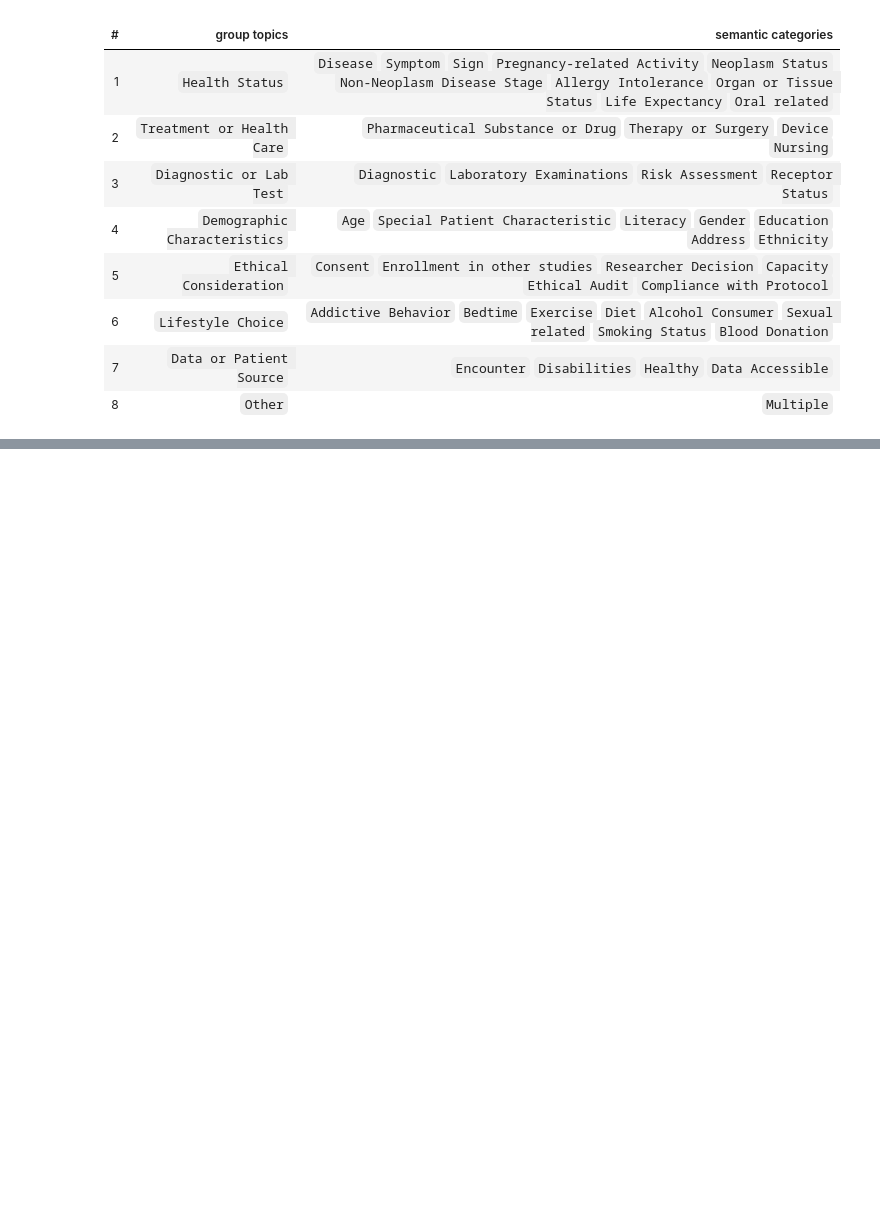
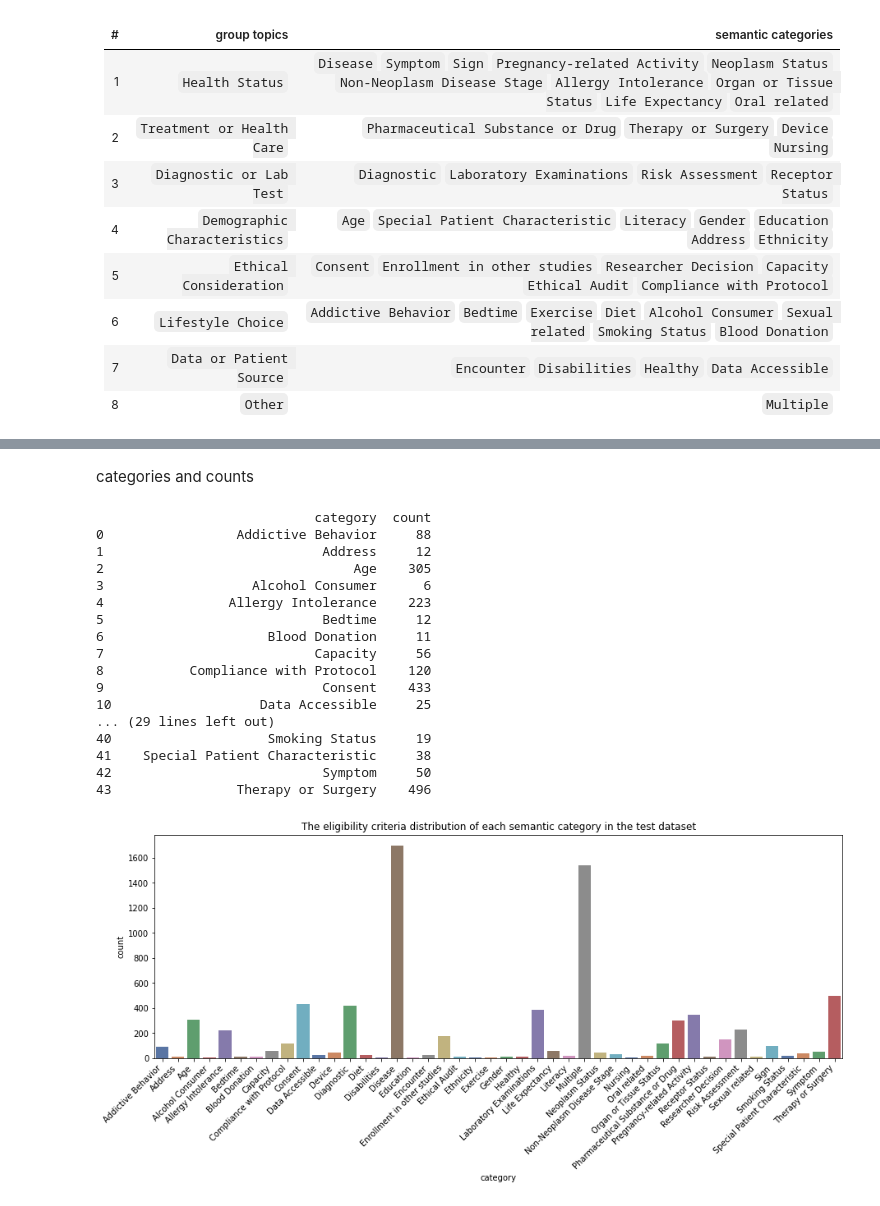
Before and after one commit to zonghui0228/SemCat-CECCT, a Jupyter notebook: classification/LR/Logistic Regression.ipynb, the cells around one changed output, grey strips where cells are left out. Cells and saved outputs as stored; diff of their text form; code cells hidden in the pictures; blank space fills up the shorter version.

```diff
--- a/classification/LR/Logistic Regression.ipynb
+++ b/classification/LR/Logistic Regression.ipynb
@@ -271,0 +131,3 @@ print(predict_tags)
+# %%
+test_file = "../data/test.txt"
+test_data = pd.read_csv(test_file, sep="\t", header=None, names=["id", "category", "sentence"])
@@ -271,0 +147,28 @@ print(predict_tags)
+# %% [markdown]
+categories and counts
+# %%
+category_count = test_data.groupby(['category'], as_index=False)['category'].agg({'count': 'count'})
+fig, ax = plt.subplots(figsize=(15, 5))
+fig = sns.barplot(x=category_count["category"], y=category_count["count"], palette="deep", ax=ax)
+_ = ax.set_xticklabels(labels=category_count["category"], rotation=45, ha='right')
+ax.set_title("The eligibility criteria distribution of each semantic category in the test dataset")
+print(category_count)
+# %% [output]
+                            category  count
+0                 Addictive Behavior     88
+1                            Address     12
+2                                Age    305
+3                   Alcohol Consumer      6
+4                Allergy Intolerance    223
+5                            Bedtime     12
+6                     Blood Donation     11
+7                           Capacity     56
+8           Compliance with Protocol    120
+9                            Consent    433
+10                   Data Accessible     25
+... (29 lines left out)
+40                    Smoking Status     19
+41    Special Patient Characteristic     38
+42                           Symptom     50
+43                Therapy or Surgery    496
+[figure, added]
```
Also changed, not shown: parts of 78 cells of this notebook, 23 other files.
